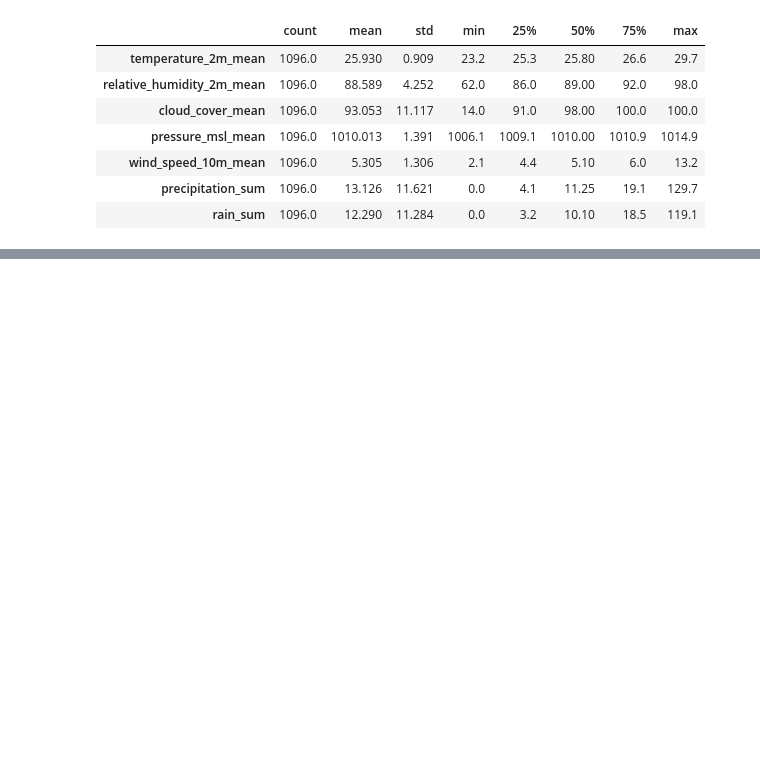
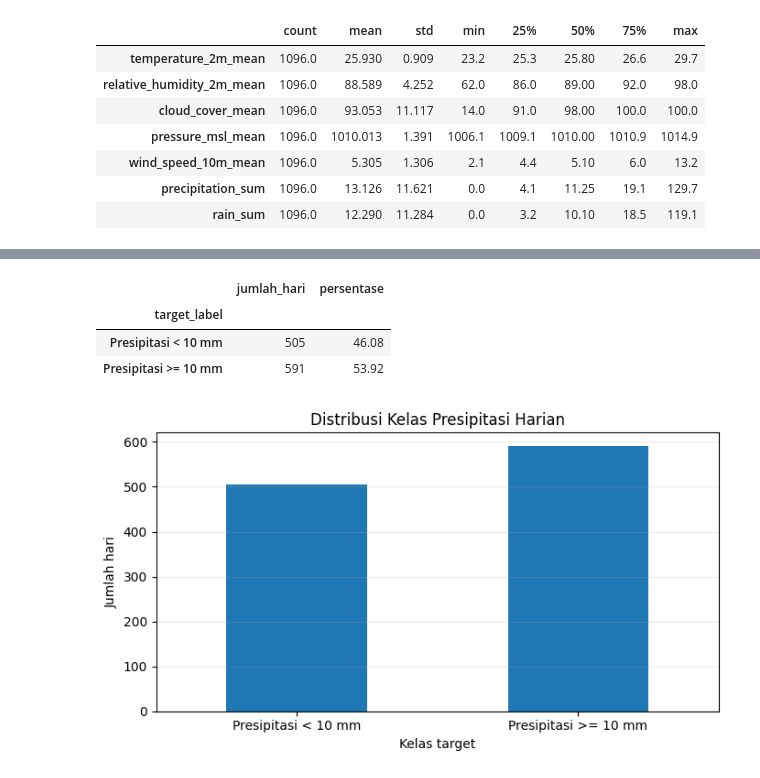
Before and after one commit to LAVOTSIRC/Klasifikasi-Presipitasi-Medan, a Jupyter notebook: notebooks/01_klasifikasi_knn_vs_decision_tree.ipynb, the cells around one changed output, grey strips where cells are left out. Saved outputs shown, nothing was run; the diff lists cells and outputs as text; code cells hidden in the pictures; blank space fills up the shorter version.

Commit message:
feat(data): engineer binary target label and export class distribution plot

```diff
--- a/notebooks/01_klasifikasi_knn_vs_decision_tree.ipynb
+++ b/notebooks/01_klasifikasi_knn_vs_decision_tree.ipynb
@@ -199,0 +209,31 @@ Ringkasan statistik fitur dan presipitasi:
+# %%
+THRESHOLD_MM = 10.0
+
+df["target"] = (df["precipitation_sum"] >= THRESHOLD_MM).astype("int8")
+df["target_label"] = np.where(
+    df["target"] == 1,
+    "Presipitasi >= 10 mm",
+    "Presipitasi < 10 mm"
+)
+
+counts = df["target_label"].value_counts().reindex(
+    ["Presipitasi < 10 mm", "Presipitasi >= 10 mm"], fill_value=0
+)
+percentages = (counts / counts.sum() * 100).round(2)
+balance = pd.DataFrame({"jumlah_hari": counts, "persentase": percentages})
+display(balance)
+
+ax = counts.plot(kind="bar", figsize=(7, 4), rot=0)
+ax.set_title("Distribusi Kelas Presipitasi Harian")
+ax.set_xlabel("Kelas target")
+ax.set_ylabel("Jumlah hari")
+ax.grid(axis="y", alpha=0.25)
+plt.tight_layout()
+plt.savefig(FIGURES_DIR / "distribusi_target.png", dpi=200, bbox_inches="tight")
+plt.show()
+# %% [output]
+|  | jumlah_hari | persentase |
+| target_label |  |  |
+| Presipitasi < 10 mm | 505 | 46.08 |
+| Presipitasi >= 10 mm | 591 | 53.92 |
+[figure, added]
```
Also changed, not shown: parts of 1 cell of this notebook, 1 other file.
